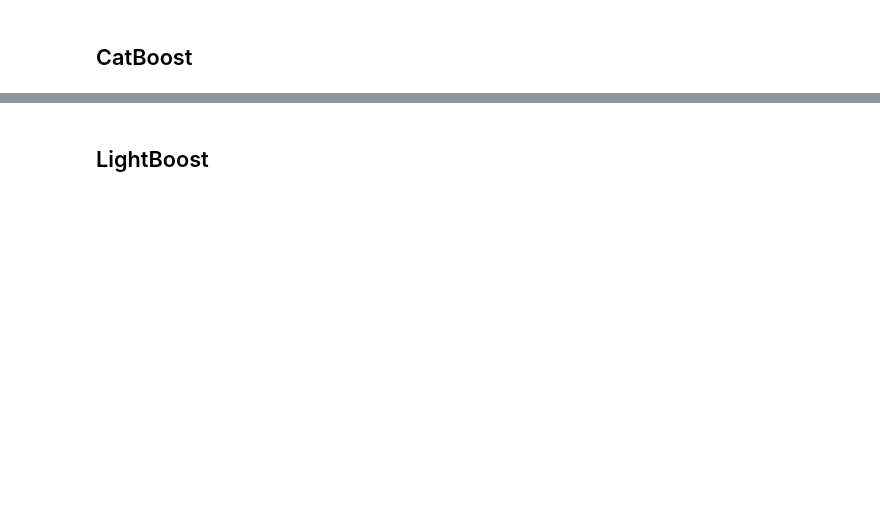
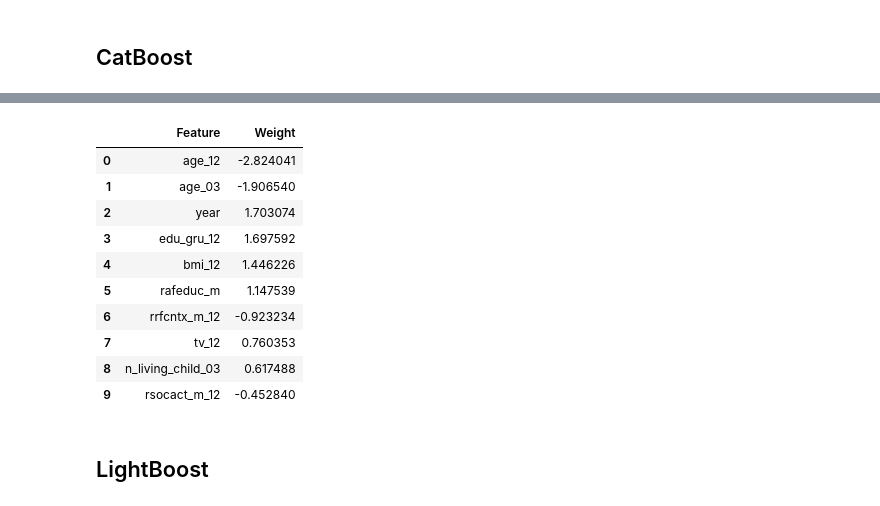
Before and after one commit to moghis/PREPARE, a Jupyter notebook: Lime-value.ipynb, the cells around one changed output, grey strips where cells are left out. Drawn from its saved outputs; the diff is of its cells as text; code cells hidden in the pictures; blank space fills up the shorter version.

```diff
--- a/Lime-value.ipynb
+++ b/Lime-value.ipynb
@@ -135,3 +217,19 @@ cosas_imp_12: 1.8987391434928593
+# %%
+exp_1 = explanation.as_list()
+exp_1 = pd.DataFrame(exp_1, columns=['Feature', 'Weight'])
+exp_1
+# %% [output]
+|  | Feature | Weight |
+| 0 | age_12 | -2.824041 |
+| 1 | age_03 | -1.906540 |
+| 2 | year | 1.703074 |
+| 3 | edu_gru_12 | 1.697592 |
+| 4 | bmi_12 | 1.446226 |
+| 5 | rafeduc_m | 1.147539 |
+| 6 | rrfcntx_m_12 | -0.923234 |
+| 7 | tv_12 | 0.760353 |
+| 8 | n_living_child_03 | 0.617488 |
+| 9 | rsocact_m_12 | -0.452840 |
 # %% [markdown]
 ## LightBoost ##
 # %%
```
Also changed, not shown: parts of 15 cells of this notebook.
